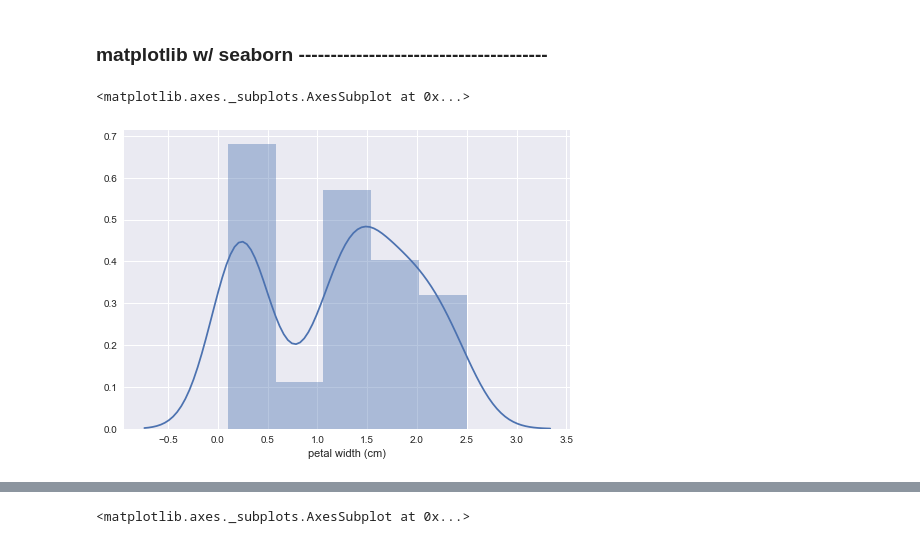
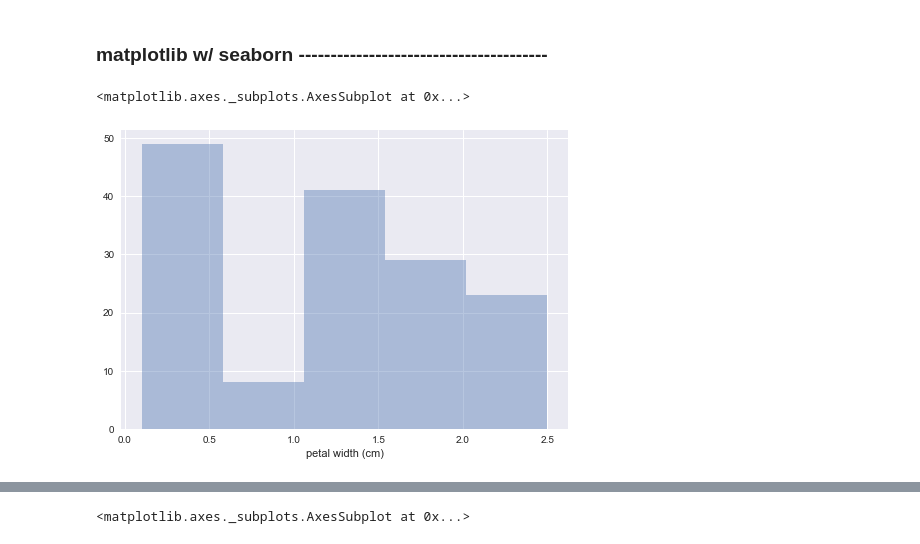
Before and after one commit to blindseth/dadata, a Jupyter notebook: graphing.ipynb, the cells around one changed output, grey strips where cells are left out. Cells and saved outputs as stored; diff of their text form; code cells hidden in the pictures.

```diff
--- a/graphing.ipynb
+++ b/graphing.ipynb
@@ -17,3 +15,6 @@ iri.feature_names
 # %%
 df_iri = pd.DataFrame(iri.data, columns=iri.feature_names)
+# %%
+# to allow coloring by species below
+df_iri['species'] = iri.target
 # %%
@@ -45,7 +89,7 @@ plt.ylabel('petal length (cm)')
 # %%
 import seaborn as sns
 # %%
-sns.distplot(df_iri['petal width (cm)']) # default # of bins
+sns.distplot(df_iri['petal width (cm)'],kde=False) # default # of bins
 # %% [output]
 <matplotlib.axes._subplots.AxesSubplot at 0x...>
-[figure, old version]
+[figure, new version]
```
Also changed, not shown: parts of 12 cells of this notebook.
